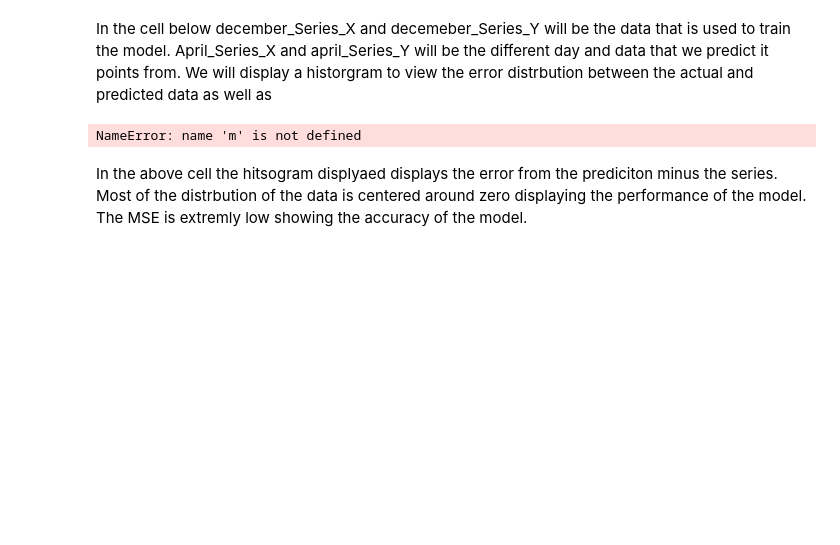
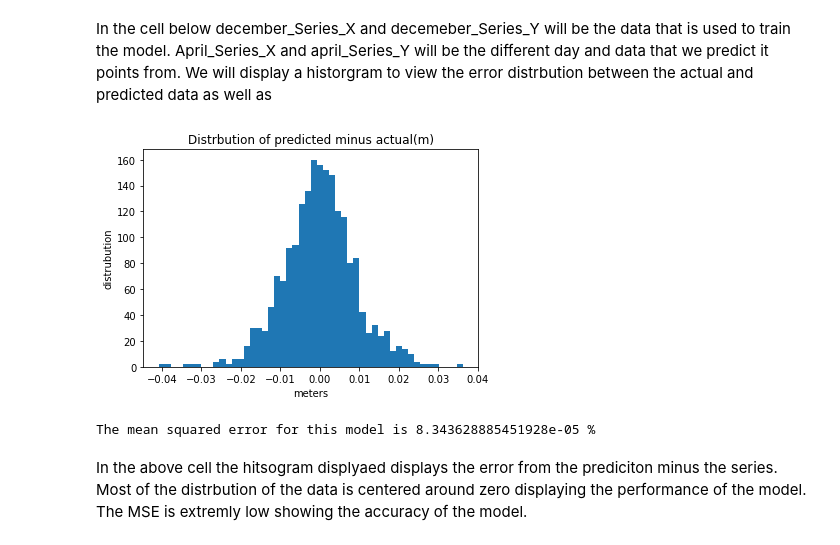
Before and after one commit to mylesm19/Volcanic_Activity_Detection, a Jupyter notebook: EC_01_Volcanic_activity_detection_and_noise_characterization_using_machine learning .ipynb, the cells around one changed output. Drawn from its saved outputs; the diff is of its cells as text; code cells hidden in the pictures; blank space fills up the shorter version.

```diff
--- a/EC_01_Volcanic_activity_detection_and_noise_characterization_using_machine learning .ipynb
+++ b/EC_01_Volcanic_activity_detection_and_noise_characterization_using_machine learning .ipynb
@@ -439,3 +443,38 @@ The demenstations below utilize the second dataframe now named finalDF_two the D
+# %%
+
+december_Series_X  = finalDF.iloc[:,0:19]
+december_Series_Y = finalDF.iloc[:,19]
+april_Series_X  = finalDF_two.iloc[:,0:19]
+april_Series_Y = finalDF_two.iloc[:,19]
+
+lm.fit(december_Series_X,december_Series_Y)
+y_pred1 = lm.predict(december_Series_X)
+#plt.scatter(n,y_pred1)
+
+#train_test_split_module
+X_train, X_test, y_train, y_test = train_test_split(december_Series_X , december_Series_Y, test_size=0.10,random_state=50)
+model = lm.fit(X_train,y_train)
+model.intercept_
+model.coef_
+
+
+
+
+
+#setting the prediciton variable
+
+april_Prediction = model.predict(april_Series_X )
+
+#Distrubution of Errors pred vs actual
+plt.hist(april_Prediction-april_Series_Y,bins = 50)
+plt.xlabel("meters")
+plt.ylabel("distrubution")
+plt.title("Distrbution of predicted minus actual(m)")
+plt.show()
+
+#Displaying Mean Squared Error
+twenty_MSE = mean_squared_error(april_Series_Y,april_Prediction)
+print("The mean squared error for this model is",twenty_MSE,"%")
 # %% [markdown]
 # Prediction from 20% test size data
 # %% [markdown]
@@ -447,36 +486,37 @@ december_Series_Y = finalDF.iloc[:,19]
 april_Series_X  = finalDF_two.iloc[:,0:19]
 april_Series_Y = finalDF_two.iloc[:,19]
 
-lm.fit(m,december_Series_Y)
+lm.fit(december_Series_X,december_Series_Y)
 y_pred1 = lm.predict(december_Series_X)
 #plt.scatter(n,y_pred1)
 
 #train_test_split_module
 X_train, X_test, y_train, y_test = train_test_split(december_Series_X , december_Series_Y, test_size=0.20,random_state=50)
 model = lm.fit(X_train,y_train)
 model.intercept_
 model.coef_
 
 
 
 
 
 #setting the prediciton variable
 
 april_Prediction = model.predict(april_Series_X )
 
 #Distrubution of Errors pred vs actual
 plt.hist(april_Prediction-april_Series_Y,bins = 50)
 plt.xlabel("meters")
 plt.ylabel("distrubution")
 plt.title("Distrbution of predicted minus actual(m)")
 plt.show()
 
 #Displaying Mean Squared Error
 twenty_MSE = mean_squared_error(april_Series_Y,april_Prediction)
 print("The mean squared error for this model is",twenty_MSE,"%")
 # %% [output]
+[figure, added]
-NameError: name 'm' is not defined
+The mean squared error for this model is 8.343628885451928e-05 %
 # %% [markdown]
 In the above cell the hitsogram displyaed displays the error from the prediciton minus the series. Most of the distrbution of the data is centered around zero displaying the performance of the model. The MSE is extremly low showing the accuracy of the model.
 # %% [markdown]
```
Also changed, not shown: parts of 13 cells of this notebook.
